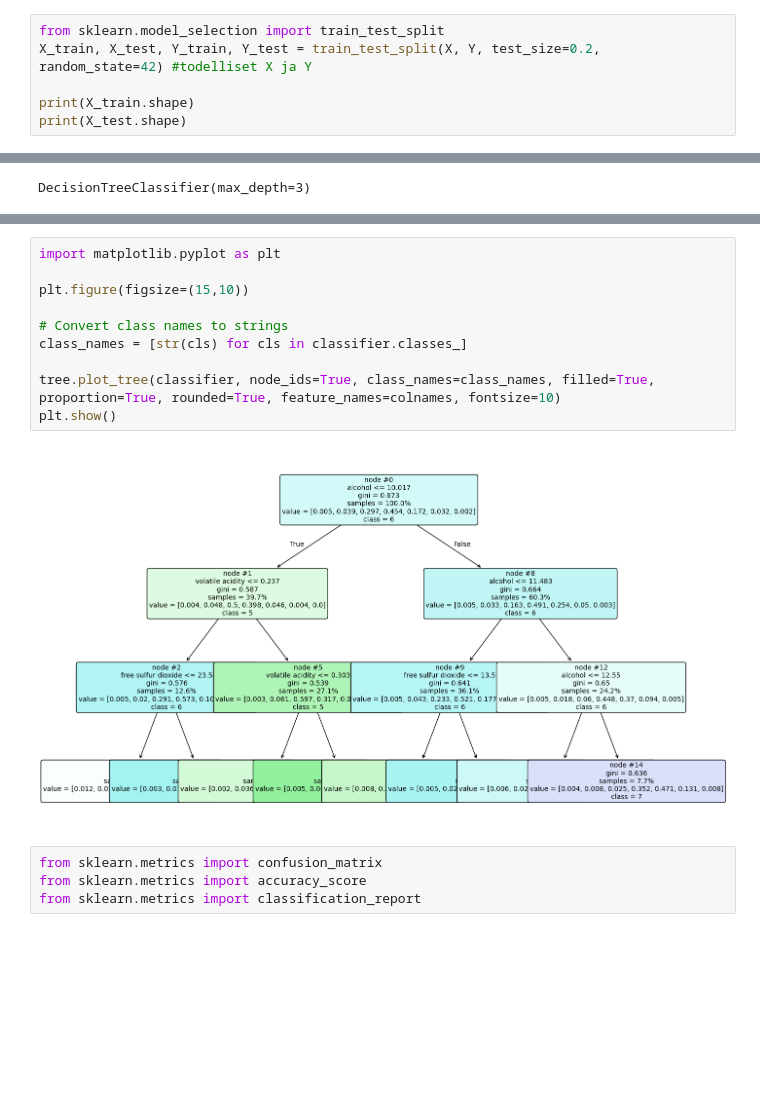
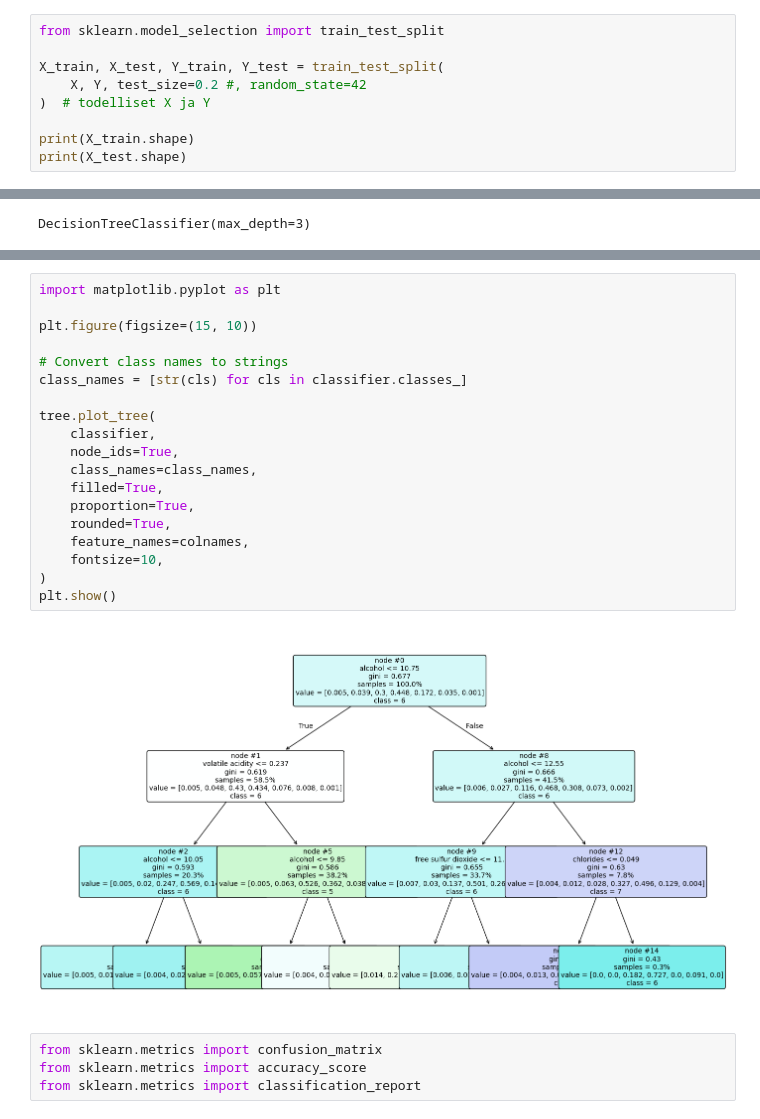
Before and after one commit to juskui/ppuu, a Jupyter notebook: wine2.ipynb, the cells around one changed output, grey strips where cells are left out. Cells and saved outputs as stored; diff of their text form; blank space fills up the shorter version.

```diff
--- a/wine2.ipynb
+++ b/wine2.ipynb
@@ -24,6 +36,9 @@ Y = wine.loc[:, 'quality']
 # %%
 from sklearn.model_selection import train_test_split
-X_train, X_test, Y_train, Y_test = train_test_split(X, Y, test_size=0.2, random_state=42) #todelliset X ja Y
+
+X_train, X_test, Y_train, Y_test = train_test_split(
+    X, Y, test_size=0.2 #, random_state=42
+)  # todelliset X ja Y
 
 print(X_train.shape)
 print(X_test.shape)
@@ -62,15 +77,24 @@ print(tree.export_text(classifier, feature_names=colnames[:11]))
 # %%
 import matplotlib.pyplot as plt
 
-plt.figure(figsize=(15,10))
+plt.figure(figsize=(15, 10))
 
 # Convert class names to strings
 class_names = [str(cls) for cls in classifier.classes_]
 
-tree.plot_tree(classifier, node_ids=True, class_names=class_names, filled=True, proportion=True, rounded=True, feature_names=colnames, fontsize=10)
+tree.plot_tree(
+    classifier,
+    node_ids=True,
+    class_names=class_names,
+    filled=True,
+    proportion=True,
+    rounded=True,
+    feature_names=colnames,
+    fontsize=10,
+)
 plt.show()
 # %% [output]
-[figure, old version]
+[figure, new version]
 # %%
 from sklearn.metrics import confusion_matrix
 from sklearn.metrics import accuracy_score
```
Also changed, not shown: parts of 6 cells of this notebook, 4 other files.
